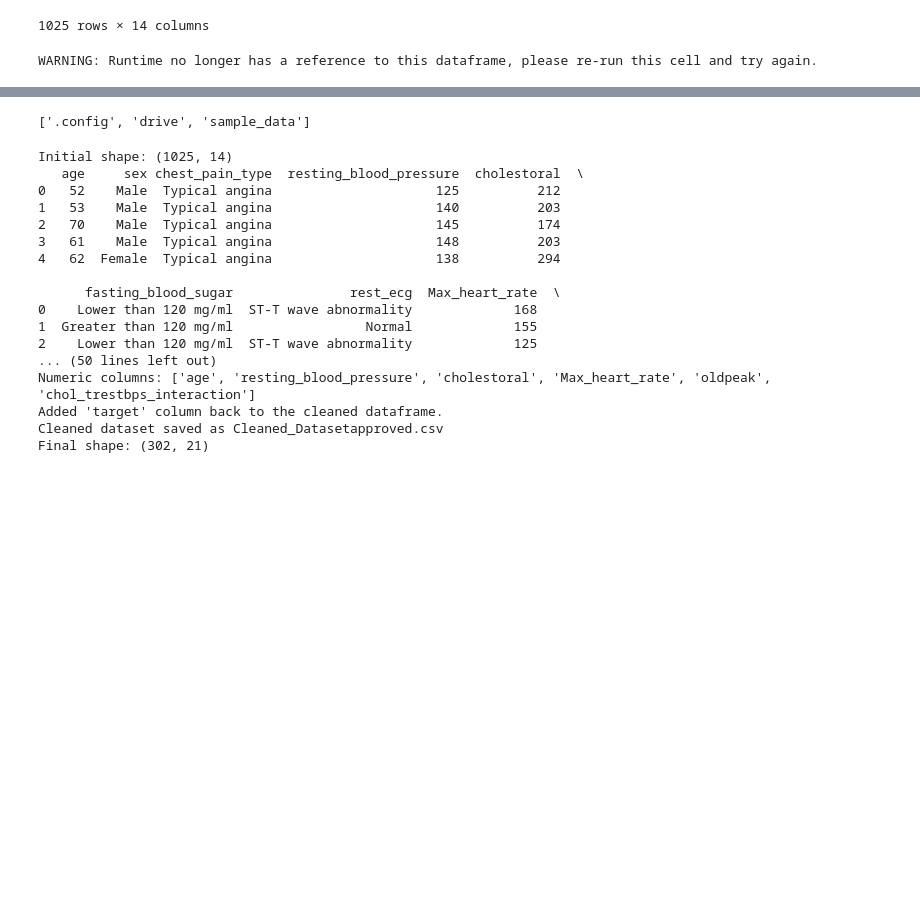
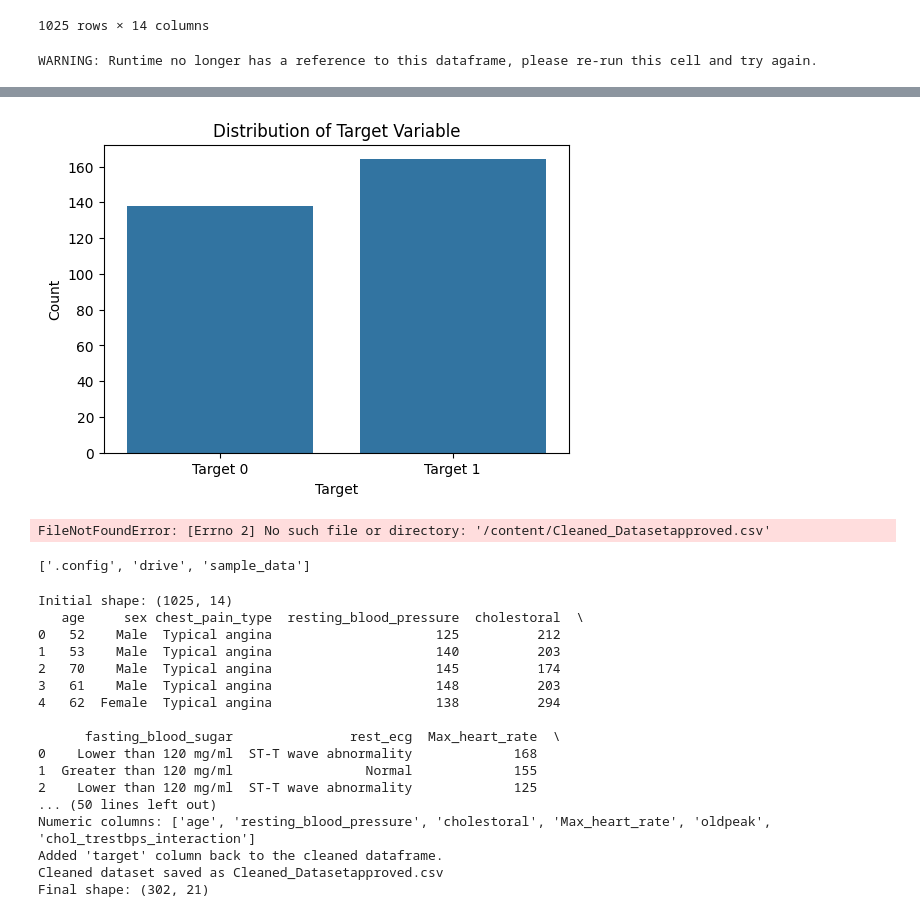
Before and after one commit to khuliso-ML/MidTerm_KhulisoMukwevho_ITAI1371.pdf, a Jupyter notebook: MidTermDatasets.ipynb, the cells around one changed output, grey strips where cells are left out. Saved outputs shown, nothing was run; the diff lists cells and outputs as text; code cells hidden in the pictures; blank space fills up the shorter version.

Commit message:
Created using Colab (Clean Datasets)

```diff
--- a/MidTermDatasets.ipynb
+++ b/MidTermDatasets.ipynb
@@ -24,3 +194,51 @@ WARNING: Runtime no longer has a reference to this dataframe, please re-run this
+# %%
+import matplotlib.pyplot as plt
+import seaborn as sns
+import pandas as pd
+
+# Load the cleaned dataset (if not already loaded)
+try:
+    df_clean.head()
+except NameError:
+    df_clean = pd.read_csv("/content/Cleaned_Datasetapproved.csv")
+
+# Visualize the distribution of the 'target' column
+if 'target' in df_clean.columns:
+    plt.figure(figsize=(6, 4))
+    sns.countplot(data=df_clean, x='target')
+    plt.title('Distribution of Target Variable')
+    plt.xlabel('Target')
+    plt.ylabel('Count')
+    plt.xticks([0, 1], ['Target 0', 'Target 1']) # Label the x-axis ticks
+    plt.show()
+else:
+    print("'target' column not found in df_clean.")
+# %% [output]
+[figure, added]
+# %%
+import matplotlib.pyplot as plt
+import seaborn as sns
+import pandas as pd
+
+# Load the cleaned dataset (if not already loaded)
+try:
+    df_clean.head()
+except NameError:
+    df_clean = pd.read_csv("/content/Cleaned_Datasetapproved.csv")
+
+# Visualize the distribution of the 'target' column
+if 'target' in df_clean.columns:
+    plt.figure(figsize=(6, 4))
+    sns.countplot(data=df_clean, x='target')
+    plt.title('Distribution of Target Variable')
+    plt.xlabel('Target')
+    plt.ylabel('Count')
+    plt.xticks([0, 1], ['Target 0', 'Target 1']) # Label the x-axis ticks
+    plt.show()
+else:
+    print("'target' column not found in df_clean.")
+# %% [output]
+FileNotFoundError: [Errno 2] No such file or directory: '/content/Cleaned_Datasetapproved.csv'
 # %%
 import os
 print(os.listdir('/content'))
```
Also changed, not shown: parts of 2 cells of this notebook.
